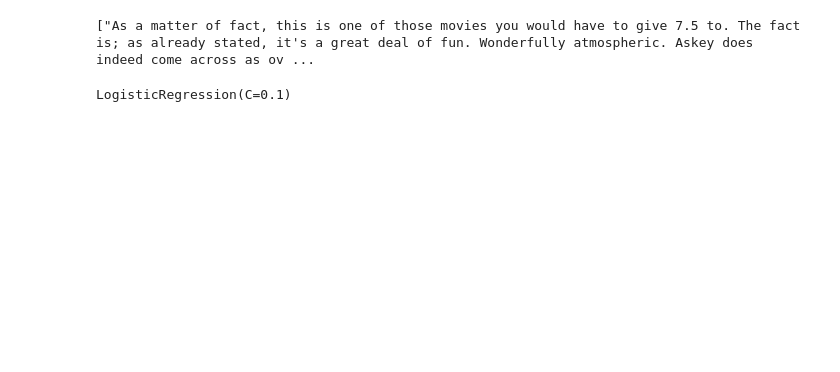
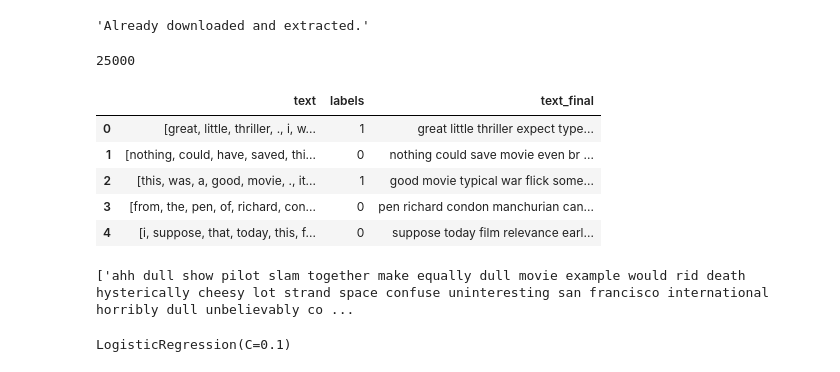
Before and after one commit to wideraHannes/SHAP-In-NLP, a Jupyter notebook: Sentiment/models/logisticREG.ipynb, the cells around one changed output. Drawn from its saved outputs; the diff is of its cells as text; code cells hidden in the pictures; blank space fills up the shorter version.

```diff
--- a/Sentiment/models/logisticREG.ipynb
+++ b/Sentiment/models/logisticREG.ipynb
@@ -16 +27,50 @@ The 'nopython' keyword argument was not supplied to the 'numba.jit' decorator. T
 [interactive output not drawn]
+# %%
+download_data()
+# %% [output]
+'Already downloaded and extracted.'
+# %%
+texts, labels = read_imdb_split('../data/aclImdb/train')
+# %%
+data = pd.DataFrame({'text':texts, 'labels':labels})
+
+len(data)
+# %% [output]
+25000
+# %%
+stopwords_set = set(stopwords.words('english'))
+
+tag_map = defaultdict(lambda: wn.NOUN)
+tag_map['J'] = wn.ADJ
+tag_map['V'] = wn.VERB
+tag_map['R'] = wn.ADV
+
+word_Lemmatized = WordNetLemmatizer()
+
+def preprocessing(text):
+    # Using list comprehension to generate the final words
+    final_words = [
+        word_Lemmatized.lemmatize(word, tag_map[tag[0]])
+        for word, tag in pos_tag(text)
+        if word.isalpha() and word not in stopwords_set
+    ]
+    return ' '.join(final_words)
+# %%
+# Step - a : Remove blank rows if any.
+data['text'].dropna(inplace=True)
+# Step - b : Change all the text to lower case. This is required as python interprets 'dog' and 'DOG' differently
+data['text'] = [entry.lower() for entry in data['text']]
+# Step - c : Tokenization : In this each entry in the corpus will be broken into set of words
+data['text']= [word_tokenize(entry) for entry in data['text']]
+# Step - d : Remove Stop words, Non-Numeric and perfom Word Stemming/Lemmenting.
+
+data['text_final'] = data['text'].apply(preprocessing)
+# %%
+data.head()
+# %% [output]
+|  | text | labels | text_final |
+| 0 | [great, little, thriller, ., i, w... | 1 | great little thriller expect type... |
+| 1 | [nothing, could, have, saved, thi... | 0 | nothing could save movie even br ... |
+| 2 | [this, was, a, good, movie, ., it... | 1 | good movie typical war flick some... |
+| 3 | [from, the, pen, of, richard, con... | 0 | pen richard condon manchurian can... |
+| 4 | [i, suppose, that, today, this, f... | 0 | suppose today film relevance earl... |
@@ -17 +82,5 @@ The 'nopython' keyword argument was not supplied to the 'numba.jit' decorator. T
+# %%
+print(corpus_train[:1])
+# %% [output]
+['ahh dull show pilot slam together make equally dull movie example would rid death hysterically cheesy lot strand space confuse uninteresting san francisco international horribly dull unbelievably co ...
 # %%
@@ -22,10 +87,6 @@ corpus_train, corpus_test, y_train, y_test = train_test_split(corpus, y, test_si
 vectorizer = TfidfVectorizer(min_df=10)
 X_train = vectorizer.fit_transform(corpus_train)
 X_test = vectorizer.transform(corpus_test)
-# %%
-print(corpus_train[3:5])
-# %% [output]
-["As a matter of fact, this is one of those movies you would have to give 7.5 to. The fact is; as already stated, it's a great deal of fun. Wonderfully atmospheric. Askey does indeed come across as ov ...
 # %%
 model = sklearn.linear_model.LogisticRegression(penalty="l2", C=0.1)
 model.fit(X_train, y_train)
```
Also changed, not shown: parts of 43 cells of this notebook, 3 other files.
